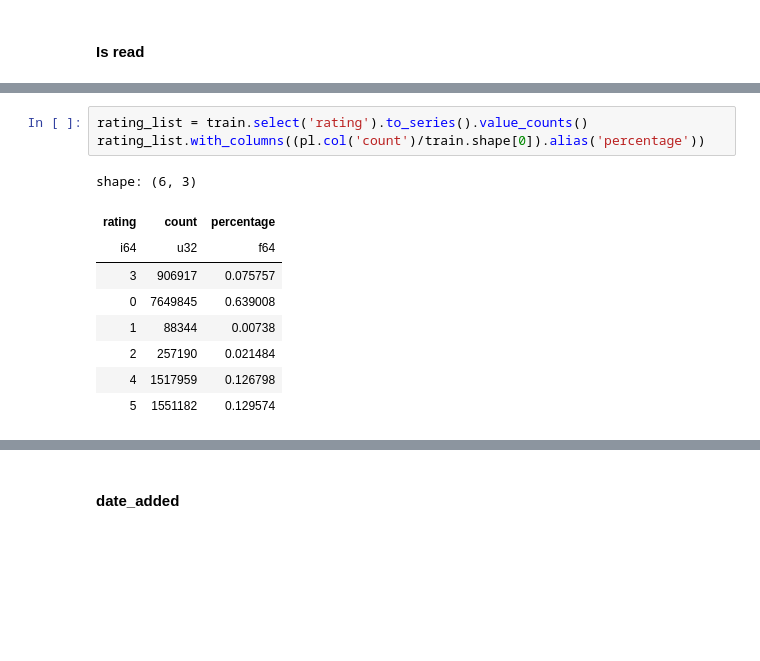
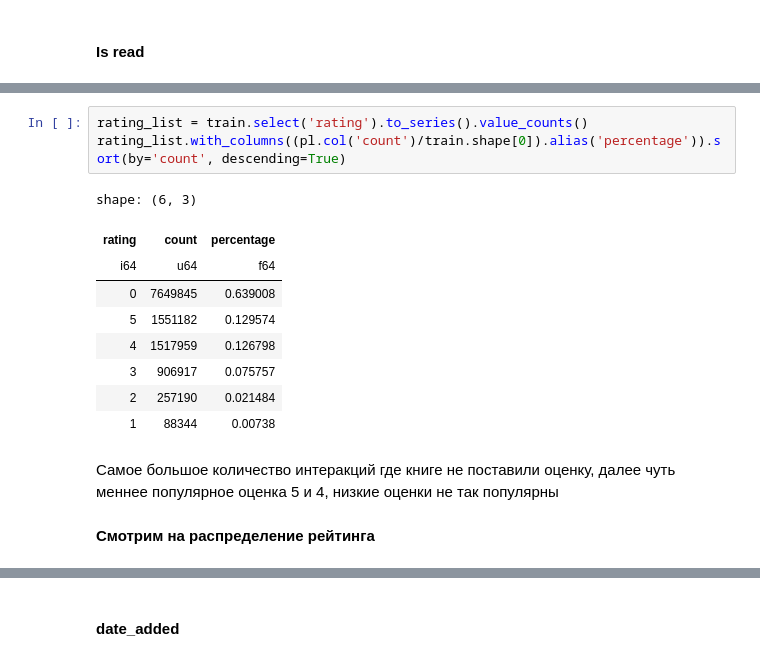
Before and after one commit to GlebIsrailevich/t_bank_sirius25, a Jupyter notebook: baseline_solution/eda.ipynb, the cells around one changed output, grey strips where cells are left out. Drawn from its saved outputs; the diff is of its cells as text; blank space fills up the shorter version.

```diff
--- a/baseline_solution/eda.ipynb
+++ b/baseline_solution/eda.ipynb
@@ -396,13 +426,17 @@ shape: (2, 3)
 # %%
 rating_list = train.select('rating').to_series().value_counts()
-rating_list.with_columns((pl.col('count')/train.shape[0]).alias('percentage'))
+rating_list.with_columns((pl.col('count')/train.shape[0]).alias('percentage')).sort(by='count', descending=True)
 # %% [output]
 shape: (6, 3)
 | rating | count | percentage |
-| i64 | u32 | f64 |
+| i64 | u64 | f64 |
+| 0 | 7649845 | 0.639008 |
+| 5 | 1551182 | 0.129574 |
+| 4 | 1517959 | 0.126798 |
 | 3 | 906917 | 0.075757 |
-| 0 | 7649845 | 0.639008 |
+| 2 | 257190 | 0.021484 |
 | 1 | 88344 | 0.00738 |
-| 2 | 257190 | 0.021484 |
-| 4 | 1517959 | 0.126798 |
-| 5 | 1551182 | 0.129574 |
+# %% [markdown]
+Самое большое количество интеракций где книге не поставили оценку, далее чуть меннее популярное оценка 5 и 4, низкие оценки не так популярны
+# %% [markdown]
+**Смотрим на распределение рейтинга**
```
Also changed, not shown: parts of 61 cells of this notebook, 10 other files.
